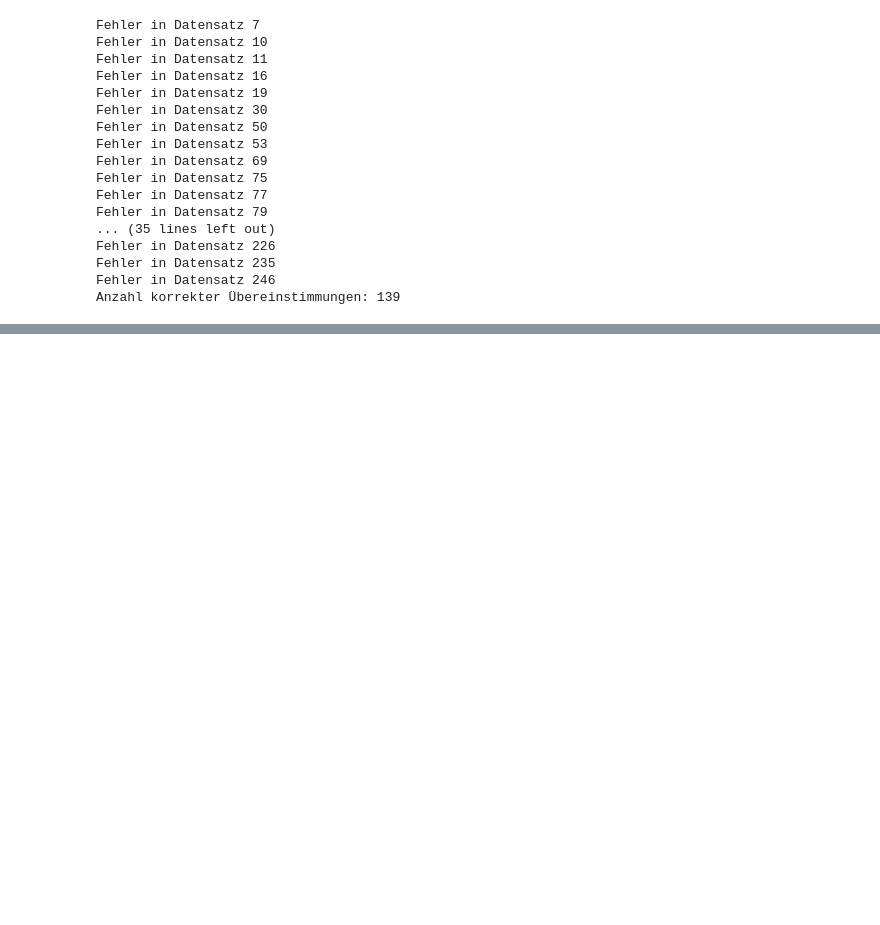
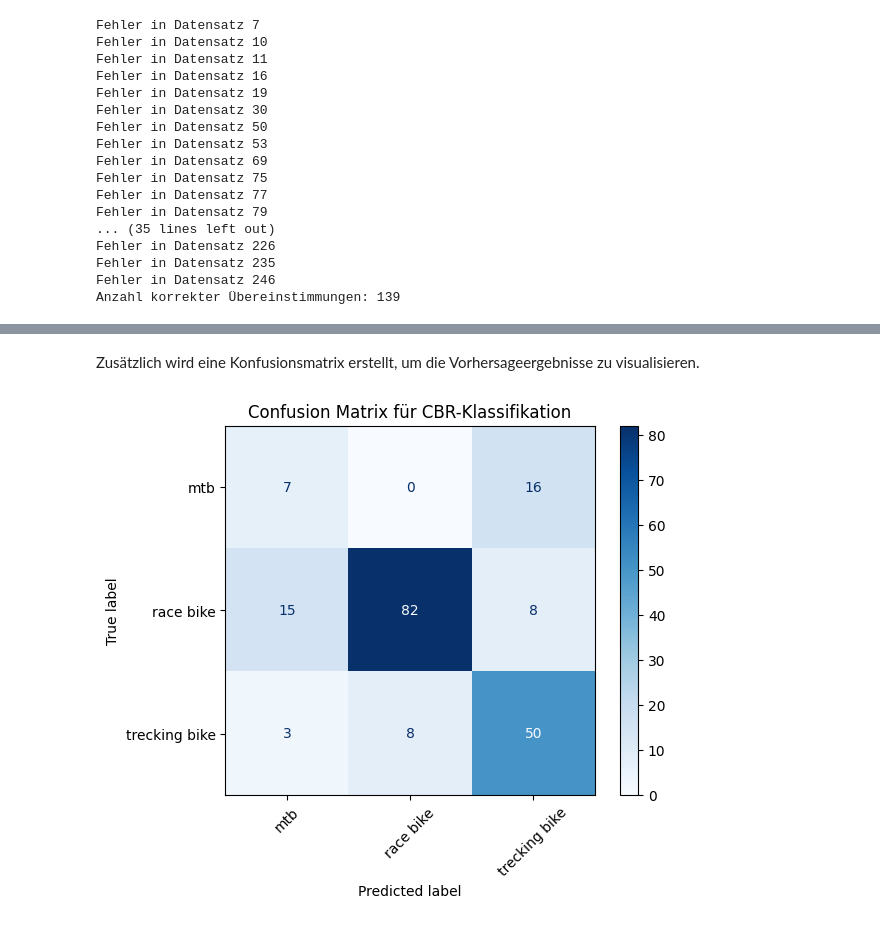
Before and after one commit to risky-dev-11/Laborarbeit---BAYES_CBR, a Jupyter notebook: Assignment_Bayes_CBR.ipynb, the cells around one changed output, grey strips where cells are left out. Saved outputs shown, nothing was run; the diff lists cells and outputs as text; code cells hidden in the pictures; blank space fills up the shorter version.

```diff
--- a/Assignment_Bayes_CBR.ipynb
+++ b/Assignment_Bayes_CBR.ipynb
@@ -691,8 +818,8 @@ def aehnlichkeit(fall1, fall2):
     Es wird ein gewichteter Matching-Koeffizient verwendet.
 
     Args:
-        person1 (dict): Ein Fall als Dictionary mit diskretisierten Merkmalen.
-        person2 (dict): Ein Fall als Dictionary mit diskretisierten Merkmalen.
+        fall1 (dict): Ein Fall als Dictionary mit diskretisierten Merkmalen.
+        fall2 (dict): Ein Fall als Dictionary mit diskretisierten Merkmalen.
 
     Returns:
         float: Ein Wert zwischen 0 und 1, der die Ähnlichkeit angibt.
@@ -700,11 +827,11 @@ def aehnlichkeit(fall1, fall2):
 
     # Merkmale, die für den Vergleich berücksichtigt werden sowie die Gewichte für die einzelnen Merkmale
     merkmale_und_gewichte = {
-        'Elapsed Time': 1,
+        'Elapsed Time': 0.5,
         'Distance': 0.25,
         'Elevation High': 0.25,
         'Elevation Gain': 0.25,
-        'Weekday': 0.1
+        'Weekday': 0.2
     }
 
     score = 0.0
@@ -875,0 +1008,13 @@ Wie gut ist der Klassifikator? Prüfen Sie Ihre Konfiguration (u.a. abhängig vo
+# %%
+# 1. Vorhersagen erzeugen
+y_true = []
+y_pred = []
+
+for index, row in discretized_data.iterrows():
+    _, _, case = finde_aehnlichsten_fall(cases, row)
+    y_true.append(row['Bike Type'])
+    y_pred.append(case['Bike Type'])
+
+# 2. Report erstellen
+report = classification_report(y_true, y_pred)
+print(report)
@@ -876 +1031,11 @@ Wie gut ist der Klassifikator? Prüfen Sie Ihre Konfiguration (u.a. abhängig vo
+# %% [markdown]
+Zusätzlich wird eine Konfusionsmatrix erstellt, um die Vorhersageergebnisse zu visualisieren.
+# %%
+cm = confusion_matrix(y_true, y_pred, labels=discretized_data['Bike Type'].unique())
+disp = ConfusionMatrixDisplay(confusion_matrix=cm, display_labels=discretized_data['Bike Type'].unique())
+disp.plot(cmap='Blues', xticks_rotation=45)
+plt.title("Confusion Matrix für CBR-Klassifikation")
+plt.show()
+# %% [output]
+[figure, added]
 # %% [markdown]
```
Also changed, not shown: parts of 74 cells of this notebook.
